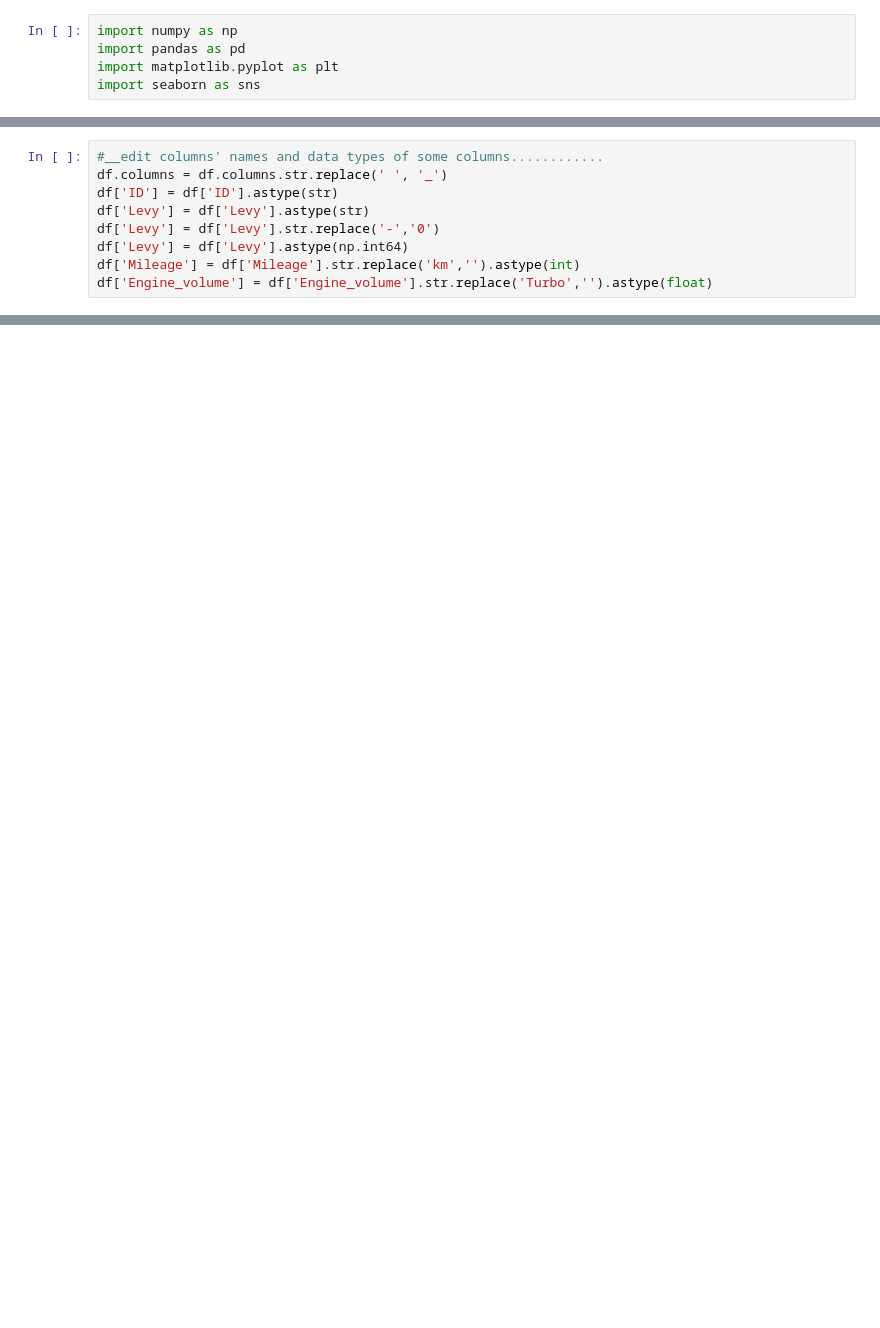
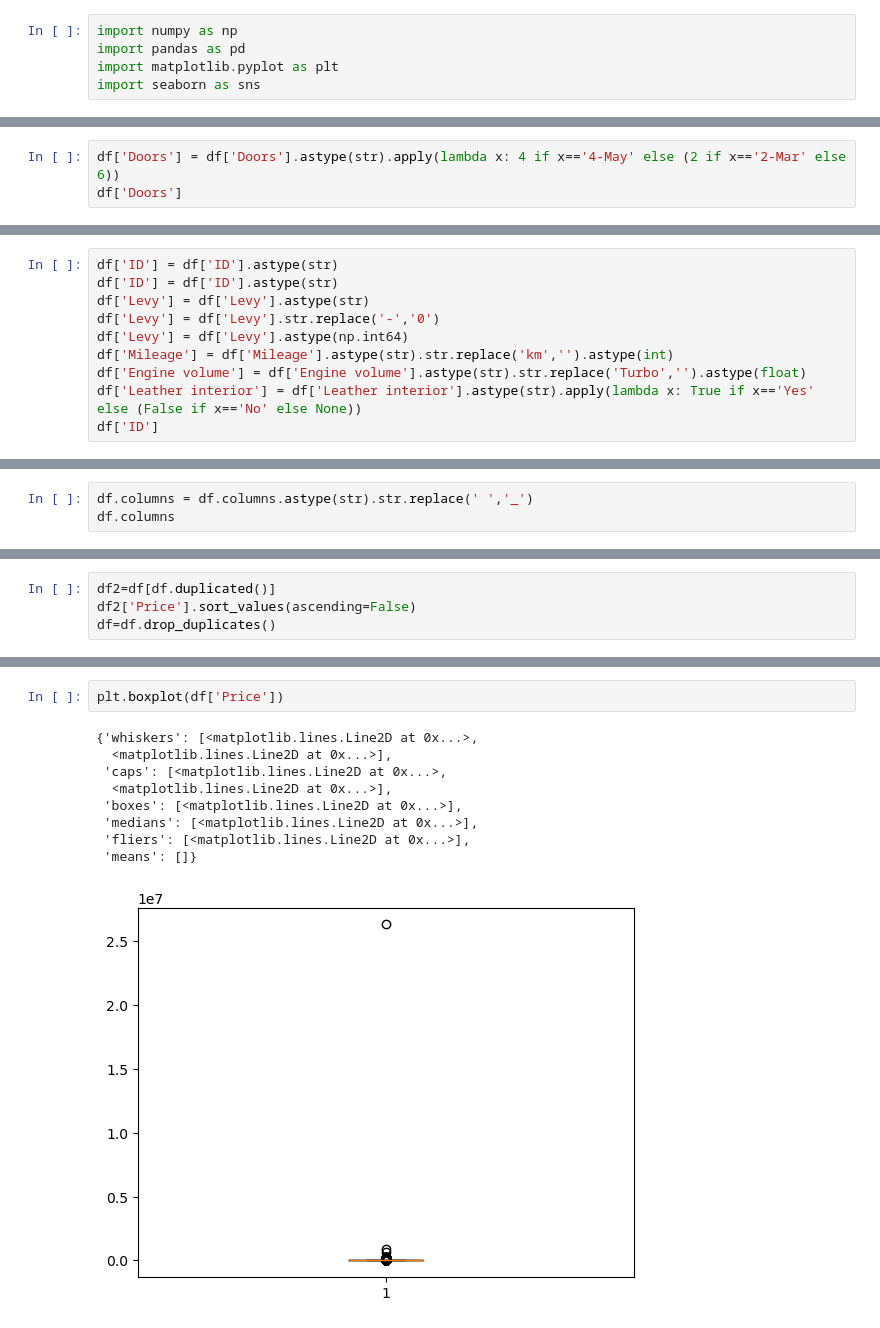
Before and after one commit to samiullahsultan4321-spec/IDS-SEM-PROJECT, a Jupyter notebook: notebooks/cleaning.ipynb, the cells around one changed output, grey strips where cells are left out. Drawn from its saved outputs; the diff is of its cells as text; blank space fills up the shorter version.

```diff
--- a/notebooks/cleaning.ipynb
+++ b/notebooks/cleaning.ipynb
@@ -22,0 +60,3 @@ df.describe()
+# %%
+df['Doors'] = df['Doors'].astype(str).apply(lambda x: 4 if x=='4-May' else (2 if x=='2-Mar' else 6))
+df['Doors']
@@ -23,9 +76,10 @@ df.describe()
 # %%
-#__edit columns' names and data types of some columns............
-df.columns = df.columns.str.replace(' ', '_')
+df['ID'] = df['ID'].astype(str)
 df['ID'] = df['ID'].astype(str)
 df['Levy'] = df['Levy'].astype(str)
 df['Levy'] = df['Levy'].str.replace('-','0')
 df['Levy'] = df['Levy'].astype(np.int64)
-df['Mileage'] = df['Mileage'].str.replace('km','').astype(int)
-df['Engine_volume'] = df['Engine_volume'].str.replace('Turbo','').astype(float)
+df['Mileage'] = df['Mileage'].astype(str).str.replace('km','').astype(int)
+df['Engine volume'] = df['Engine volume'].astype(str).str.replace('Turbo','').astype(float)
+df['Leather interior'] = df['Leather interior'].astype(str).apply(lambda x: True if x=='Yes' else (False if x=='No' else None))
+df['ID']
@@ -31,0 +102,3 @@ df['Engine_volume'] = df['Engine_volume'].str.replace('Turbo','').astype(float)
+# %%
+df.columns = df.columns.astype(str).str.replace(' ','_')
+df.columns
@@ -45,0 +131,4 @@ np.float64(1000.0)
+# %%
+df2=df[df.duplicated()]
+df2['Price'].sort_values(ascending=False)
+df=df.drop_duplicates()
@@ -45,0 +149,12 @@ np.float64(1000.0)
+# %%
+plt.boxplot(df['Price'])
+# %% [output]
+{'whiskers': [<matplotlib.lines.Line2D at 0x...>,
+  <matplotlib.lines.Line2D at 0x...>],
+ 'caps': [<matplotlib.lines.Line2D at 0x...>,
+  <matplotlib.lines.Line2D at 0x...>],
+ 'boxes': [<matplotlib.lines.Line2D at 0x...>],
+ 'medians': [<matplotlib.lines.Line2D at 0x...>],
+ 'fliers': [<matplotlib.lines.Line2D at 0x...>],
+ 'means': []}
+[figure, added]
```
Also changed, not shown: parts of 33 cells of this notebook, 2 other files.
